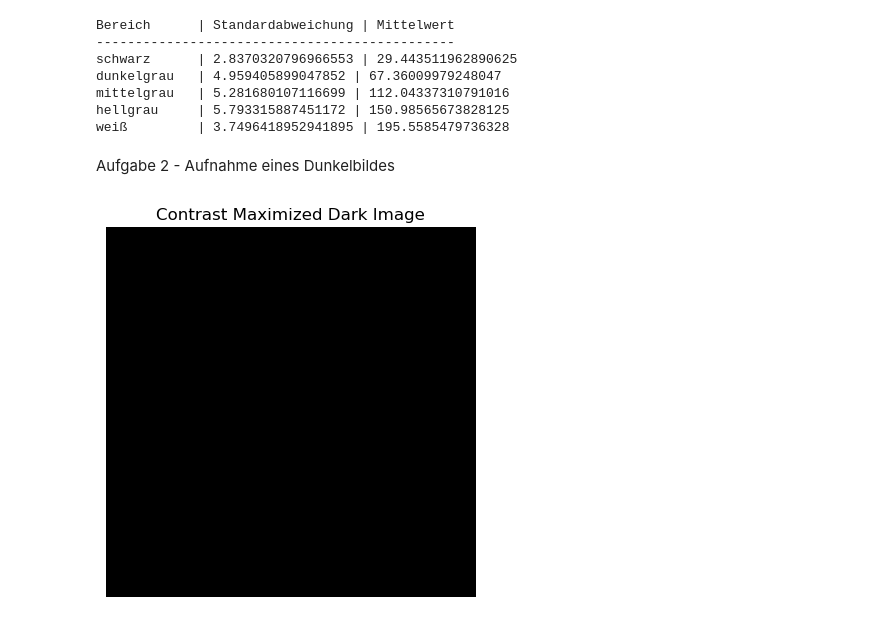
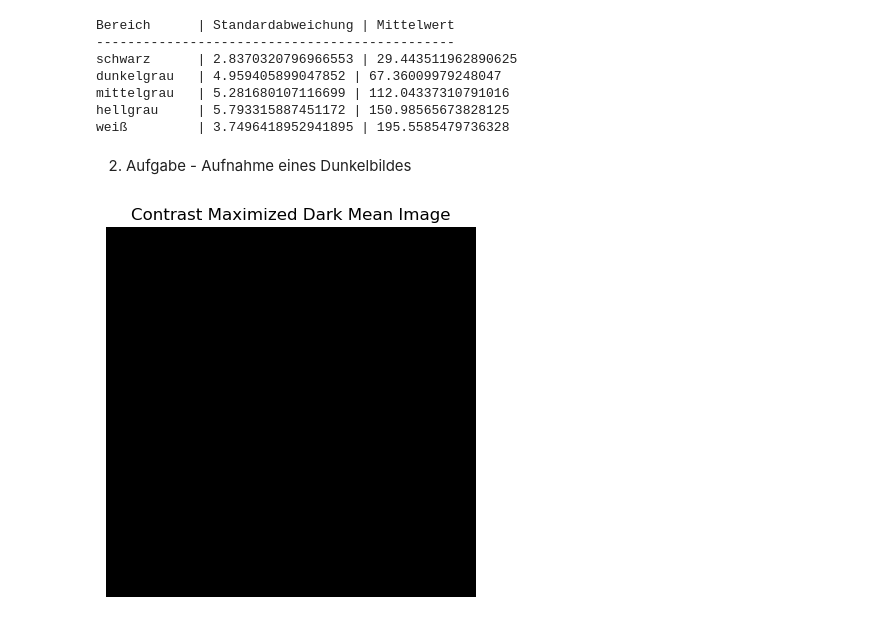
Before and after one commit to bgmpkr/SSS, a Jupyter notebook: versuch2/versuch2.ipynb, the cells around one changed output. Drawn from its saved outputs; the diff is of its cells as text; code cells hidden in the pictures.

Commit message:
aufgabe 3

```diff
--- a/versuch2/versuch2.ipynb
+++ b/versuch2/versuch2.ipynb
@@ -62,7 +62,7 @@ mittelgrau   | 5.281680107116699 | 112.04337310791016
 hellgrau     | 5.793315887451172 | 150.98565673828125
 weiß         | 3.7496418952941895 | 195.5585479736328
 # %% [markdown]
-Aufgabe 2 - Aufnahme eines Dunkelbildes
+2. Aufgabe - Aufnahme eines Dunkelbildes
 # %%
 image = "aufgabe2_"
 image2 = "aufgabe3_1.png"
@@ -81,32 +81,32 @@ def darkmean(path):
 
 darkmean = darkmean(image)
 cv2.imwrite("ergebnis_aufgabe2/darkmean.png", darkmean.astype('uint8'))
 
 def subdarkmean(img):
     img = cv2.imread(img, cv2.IMREAD_GRAYSCALE) #einlesen
     img_gray_resized = cv2.resize(img, (700, 700)) #
     return img_gray_resized - darkmean
 
 new_img = subdarkmean(image2)
 cv2.imwrite("ergebnis_aufgabe2/fixedimage.png", new_img.astype('uint8'))
 
 # Funktion zur Kontrastmaximierung aufrufen und kontrastmaximiertes Bild anzeigen
 def display_contrast_maximized_dark_image(dark_image):
     # Anwenden der Histogrammnormalisierung
     normalized_image = cv2.normalize(dark_image, None, alpha=0, beta=255, norm_type=cv2.NORM_MINMAX, dtype=cv2.CV_8U)
     # Anzeigen des kontrastmaximierten Dunkelbilds
     plt.imshow(normalized_image, cmap='gray')
-    plt.title('Contrast Maximized Dark Image')
+    plt.title('Contrast Maximized Dark Mean Image')
     plt.axis('off')
     plt.show()
 
 display_contrast_maximized_dark_image(darkmean)
 
 # Laden und Anzeigen des fixedimage-Bildes
 #fixed_img = cv2.imread("ergebnis_aufgabe2/fixedimage.png", cv2.IMREAD_GRAYSCALE)
 #plt.imshow(fixed_img, cmap='gray')
 #plt.title('Fixed Bild')
 #plt.axis('off')  # Deaktivieren der Achsenbeschriftungen
 #plt.show()
 # %% [output]
-[figure, old version]
+[figure, new version]
```
Also changed, not shown: parts of 3 cells of this notebook, 2 other files.
